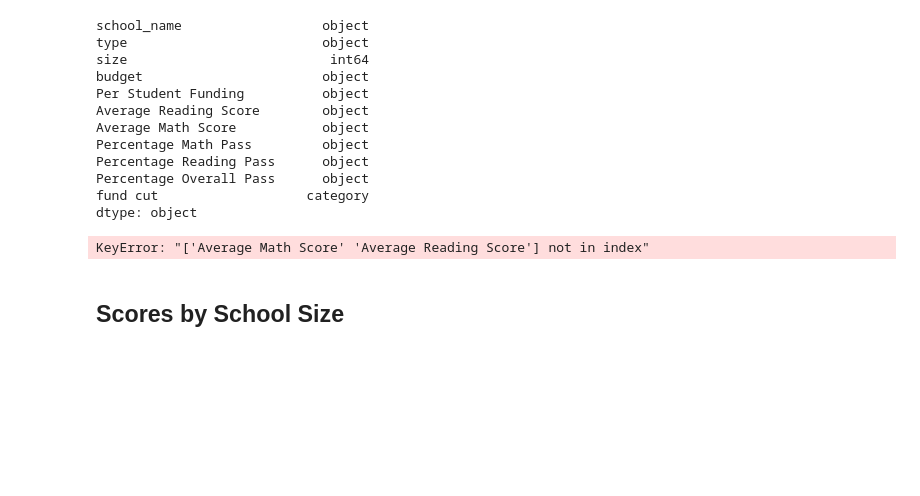
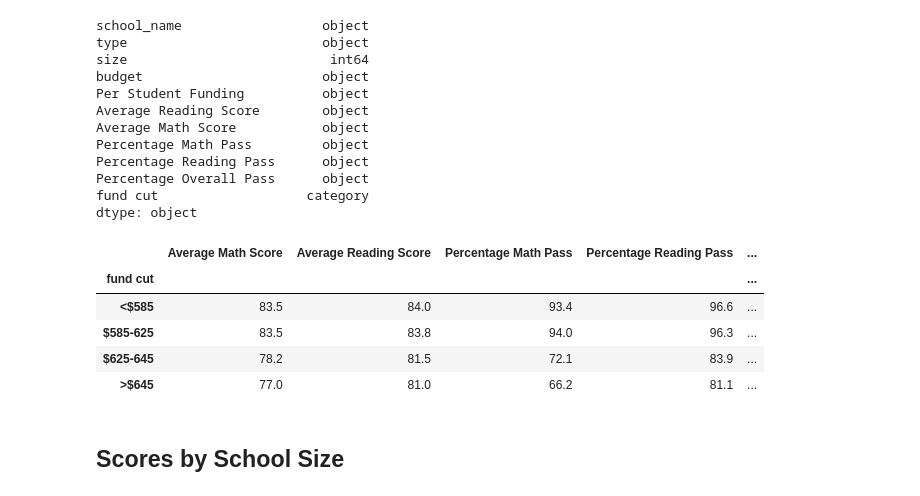
Before and after one commit to jzefron/NUHwPanda, a Jupyter notebook: PyCitySchools_jze.ipynb, the cells around one changed output. Saved outputs shown, nothing was run; the diff lists cells and outputs as text; code cells hidden in the pictures; blank space fills up the shorter version.

```diff
--- a/PyCitySchools_jze.ipynb
+++ b/PyCitySchools_jze.ipynb
@@ -254,14 +254,19 @@ dtype: object
 # %%
 sch_d_cons_unf[['Average Math Score','Average Reading Score','Percentage Math Pass','Percentage Reading Pass','Percentage Overall Pass']] = \
     sch_d_cons_unf[['Average Math Score','Average Reading Score','Percentage Math Pass','Percentage Reading Pass', 'Percentage Overall Pass']].apply(pd.to_numeric,errors='coerce',axis =1)
-sch_d_cons_unf['Average Math Score'] = sch_d_cons_unf['Average Math Score'].map("{:.1f}".format)
-sch_d_cons_unf['Average Reading Score'] = sch_d_cons_unf['Average Reading Score'].map("{:.1f}".format)
+#sch_d_cons_unf['Average Math Score'] = sch_d_cons_unf['Average Math Score'].map("{:.1f}".format)
+#sch_d_cons_unf['Average Reading Score'] = sch_d_cons_unf['Average Reading Score'].map("{:.1f}".format)
 #sch_d_cons_unf['Average Passing Rate'] =  sch_d_cons_unf['Average Passing Rate'].map("{:.1f}".format)
 #sch_d_cons_unf['Percentage Math Pass'] =sch_d_cons_unf['Percentage Math Pass'].map("{:.0f}%".format)
 #sch_d_cons_unf['Percentage Reading Pass'] =sch_d_cons_unf['Percentage Reading Pass'].map("{:.0f}%".format)
-sch_d_cons_unf.groupby('fund cut').mean()[['Average Math Score','Average Reading Score','Percentage Math Pass','Percentage Reading Pass','Percentage Overall Pass']]
+sch_d_cons_unf.groupby('fund cut').mean()[['Average Math Score','Average Reading Score','Percentage Math Pass','Percentage Reading Pass','Percentage Overall Pass']].round(1)
 # %% [output]
-KeyError: "['Average Math Score' 'Average Reading Score'] not in index"
+|  | Average Math Score | Average Reading Score | Percentage Math Pass | Percentage Reading Pass | ... |
+| fund cut |  |  |  |  | ... |
+| <$585 | 83.5 | 84.0 | 93.4 | 96.6 | ... |
+| $585-625 | 83.5 | 83.8 | 94.0 | 96.3 | ... |
+| $625-645 | 78.2 | 81.5 | 72.1 | 83.9 | ... |
+| >$645 | 77.0 | 81.0 | 66.2 | 81.1 | ... |
 # %% [markdown]
 ## Scores by School Size
 # %% [markdown]
```
Also changed, not shown: parts of 2 cells of this notebook, 2 other files.
